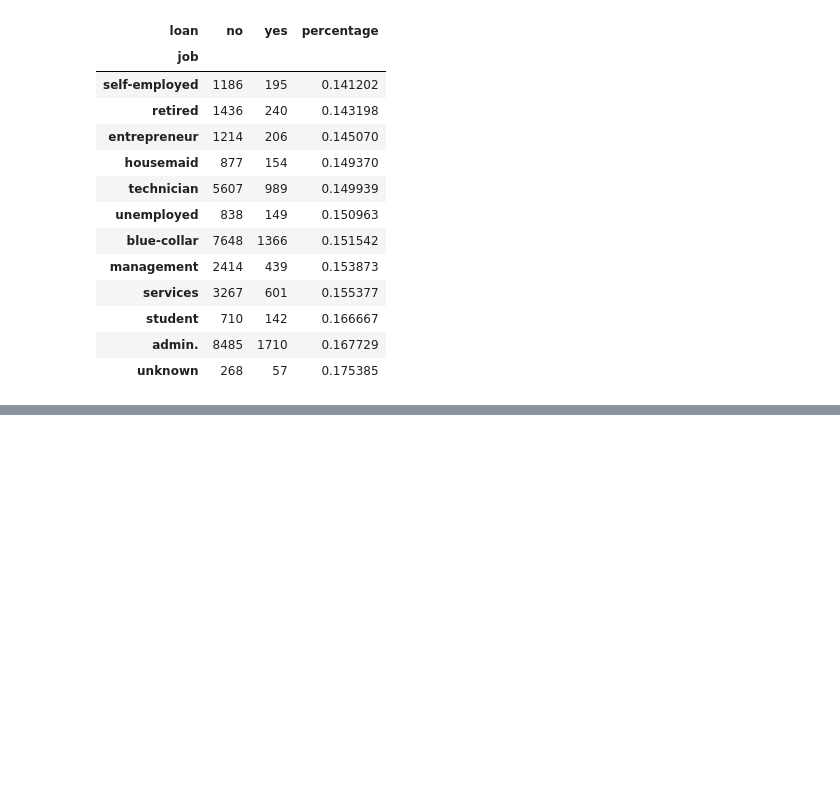
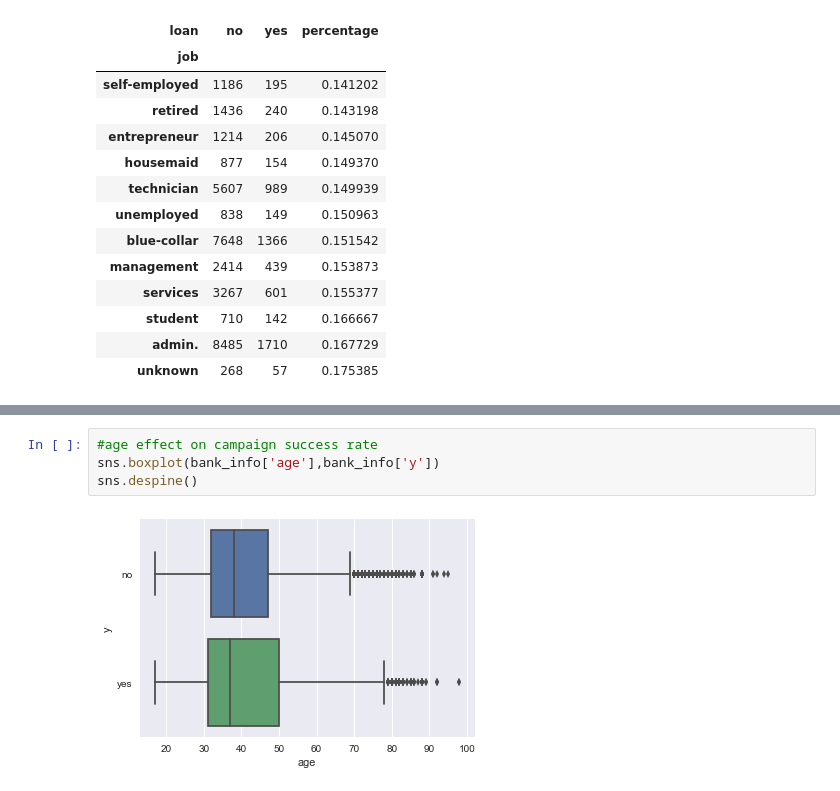
Before and after one commit to yatong2/Springboard, a Jupyter notebook: Capstone_Data_Exploration.ipynb, the cells around one changed output, grey strips where cells are left out. Saved outputs shown, nothing was run; the diff lists cells and outputs as text; blank space fills up the shorter version.

```diff
--- a/Capstone_Data_Exploration.ipynb
+++ b/Capstone_Data_Exploration.ipynb
@@ -150,0 +162,6 @@ l_j.sort_values('percentage')#.drop(h_j.columns[0:3], axis = 1).plot(kind='bar')
+# %%
+#age effect on campaign success rate
+sns.boxplot(bank_info['age'],bank_info['y'])
+sns.despine()
+# %% [output]
+[figure, added]
```
Also changed, not shown: parts of 8 cells of this notebook.
